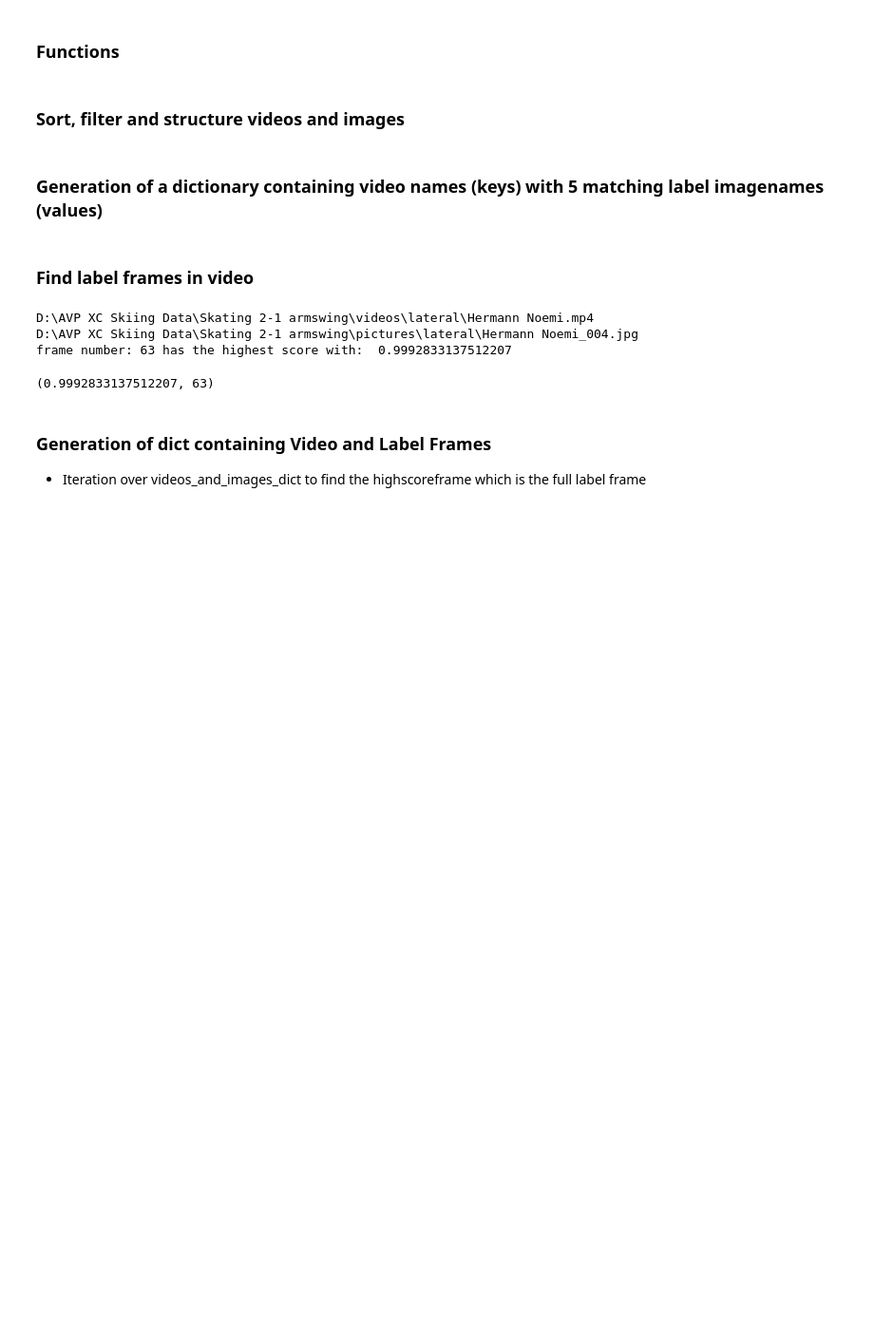
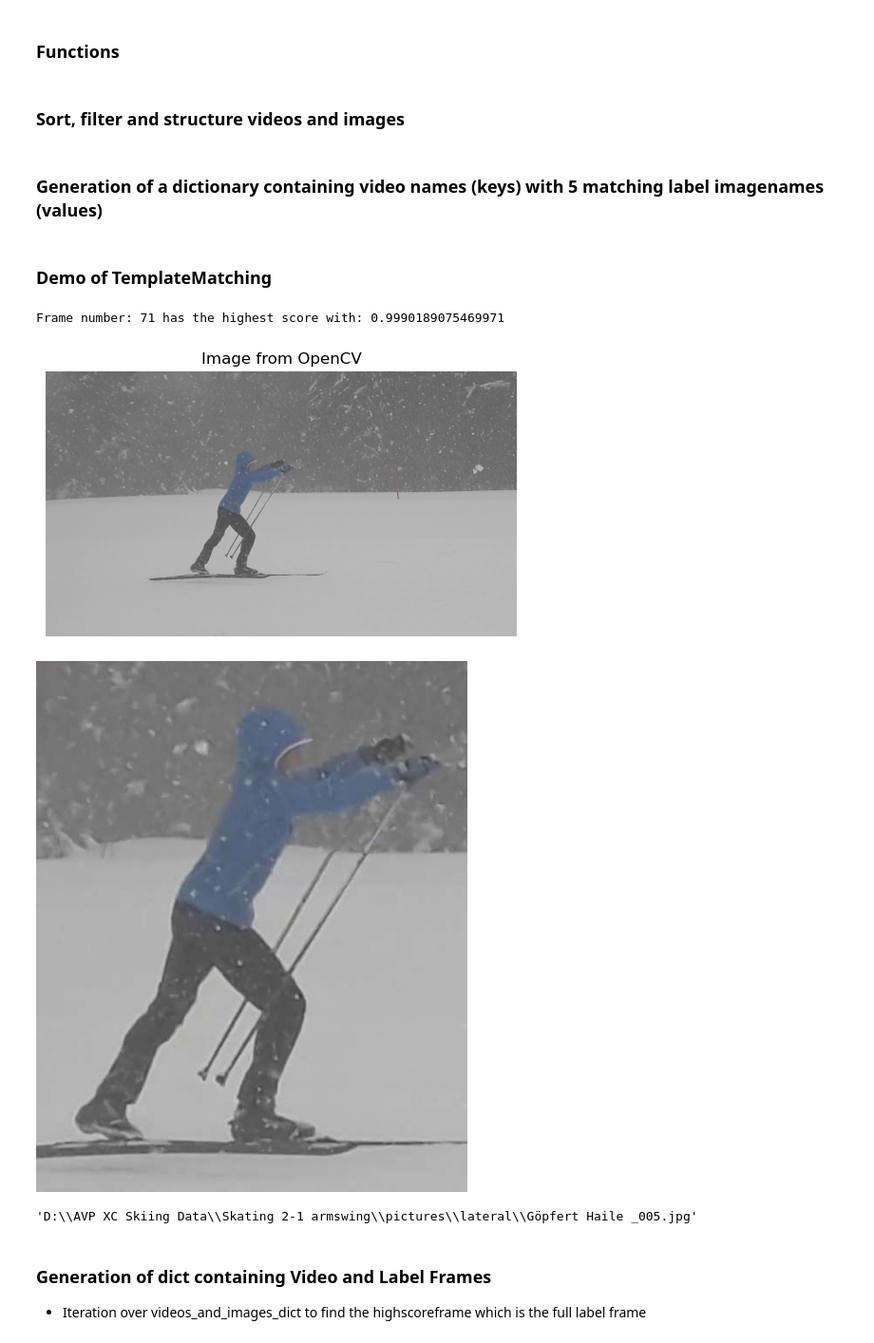
Before and after one commit to MarcWoerner/SkiExtract, a Jupyter notebook: WindowsJsonBuild.ipynb, the cells around one changed output. Shown: that part at 95% size. Saved outputs shown, nothing was run; the diff lists cells and outputs as text; code cells hidden in the pictures; blank space fills up the shorter version.

```diff
--- a/WindowsJsonBuild.ipynb
+++ b/WindowsJsonBuild.ipynb
@@ -18,16 +19,20 @@ import json
 # %% [markdown]
 ### Functions
 # %%
-def compare_frames_screenshot_with_matchTemplate(video_path, screenshot_path):
-    """ For a given video and screenshot this function returns the frame of the video
-    with the highest simmilarity to the screenshot using openCV matchTemplate"""
+def win_compare_frames_screenshot_with_matchTemplate(video_path, screenshot_path):
+    """For a given video and screenshot, this function returns the frame of the video
+    with the highest similarity to the screenshot using OpenCV matchTemplate. Includes Pillow
+    because of special character issues in openCV Library"""
 
-    screenshot = cv2.imread(screenshot_path, cv2.IMREAD_GRAYSCALE)
+    # Use Pillow to load the screenshot and convert it to grayscale
+    pillow_image = Image.open(screenshot_path).convert("L")  # Convert to grayscale
+    screenshot = np.array(pillow_image)  # Convert Pillow image to NumPy array
+
     video = cv2.VideoCapture(video_path)
     highest_match_score = 0
     highscore_frame = 0
 
-    for i in range(0,int(video.get(cv2.CAP_PROP_FRAME_COUNT))):
+    for i in range(0, int(video.get(cv2.CAP_PROP_FRAME_COUNT))):
         video.set(cv2.CAP_PROP_POS_FRAMES, i)
         success, extracted_frame = video.read()
 
@@ -35,8 +40,10 @@ def compare_frames_screenshot_with_matchTemplate(video_path, screenshot_path):
             print(f"Warning: Could not read frame {i}")
             continue
 
+        # Convert the extracted frame to grayscale
         extracted_frame_gray = cv2.cvtColor(extracted_frame, cv2.COLOR_BGR2GRAY)
 
+        # Match template
         result = cv2.matchTemplate(extracted_frame_gray, screenshot, cv2.TM_CCOEFF_NORMED)
         min_val, max_val, min_loc, max_loc = cv2.minMaxLoc(result)
 
@@ -44,10 +51,9 @@ def compare_frames_screenshot_with_matchTemplate(video_path, screenshot_path):
             highest_match_score = max_val
             highscore_frame = i
 
-    print(f"frame number: {highscore_frame} has the highest score with:  {highest_match_score}")
+    print(f"Frame number: {highscore_frame} has the highest score with: {highest_match_score}")
 
     return highest_match_score, highscore_frame
-
 
 def plot_frame(image):
     image_rgb = cv2.cvtColor(image, cv2.COLOR_BGR2RGB)
@@ -98,20 +104,30 @@ for video_string in video_file_names:
     key_list = list(top_5.keys())
 
     videos_and_images_dict[video_string] = key_list
-# %% [markdown]
-### Find label frames in video
-# %%
-path_to_screenshot = path_to_images + videos_and_images_dict['Hermann Noemi.mp4'][1]
-path_to_frame = path_to_videos + "Hermann Noemi.mp4"
-
-print(path_to_frame)
-print(path_to_screenshot)
-compare_frames_screenshot_with_matchTemplate(path_to_frame, path_to_screenshot)
-# %% [output]
-D:\AVP XC Skiing Data\Skating 2-1 armswing\videos\lateral\Hermann Noemi.mp4
-D:\AVP XC Skiing Data\Skating 2-1 armswing\pictures\lateral\Hermann Noemi_004.jpg
-frame number: 63 has the highest score with:  0.9992833137512207
-(0.9992833137512207, 63)
+# %% [markdown]
+### Demo of TemplateMatching
+# %%
+path_to_example_screenshot = path_to_images + videos_and_images_dict['Göpfert Haile.mp4'][1]
+path_to_frame = path_to_videos + "Göpfert Haile.mp4"
+
+example_score, example_frame = win_compare_frames_screenshot_with_matchTemplate(path_to_frame, path_to_example_screenshot)
+
+screenshot = Image.open(path_to_example_screenshot)
+
+test_cap = cv2.VideoCapture(path_to_frame)
+test_cap.set(cv2.CAP_PROP_POS_FRAMES, example_frame)
+ret, extracted_frame = test_cap.read()
+
+plot_frame(extracted_frame)
+screenshot
+# %% [output]
+Frame number: 71 has the highest score with: 0.9990189075469971
+[figure, added]
+[figure, added]
+# %%
+path_to_example_screenshot
+# %% [output]
+'D:\\AVP XC Skiing Data\\Skating 2-1 armswing\\pictures\\lateral\\Göpfert Haile _005.jpg'
 # %% [markdown]
 ### Generation of dict containing Video and Label Frames
 - Iteration over videos_and_images_dict to find the highscoreframe which is the full label frame
```
Also changed, not shown: parts of 7 cells of this notebook.
